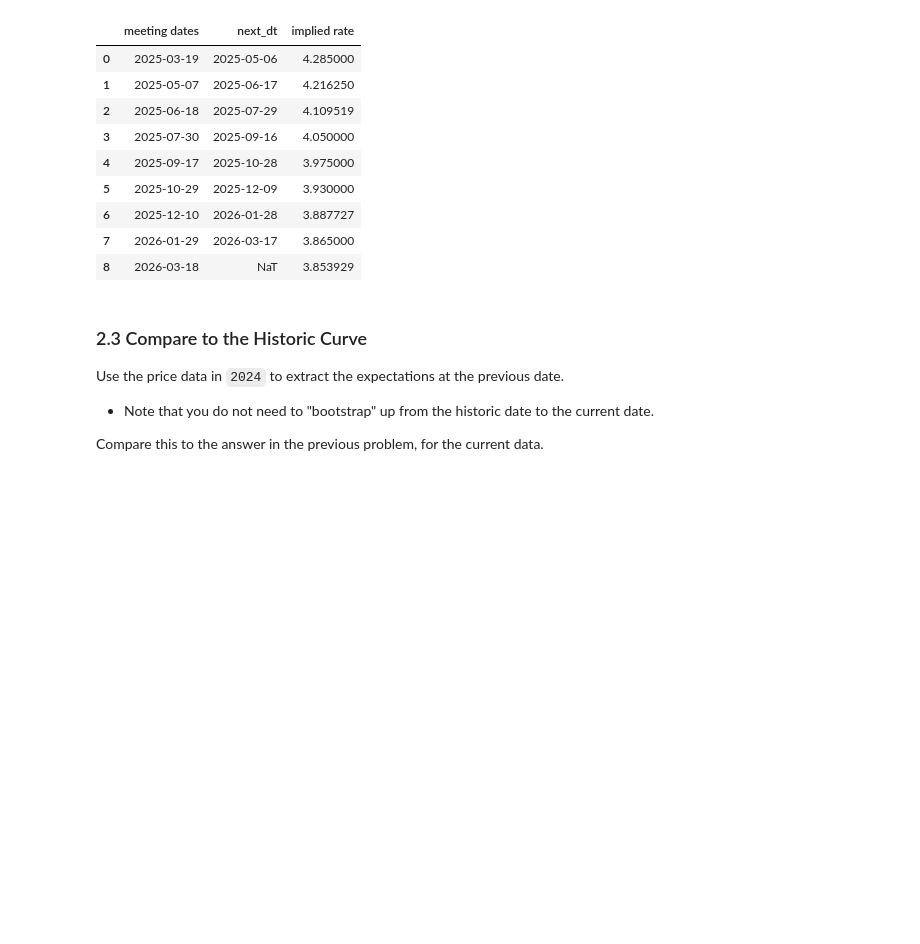
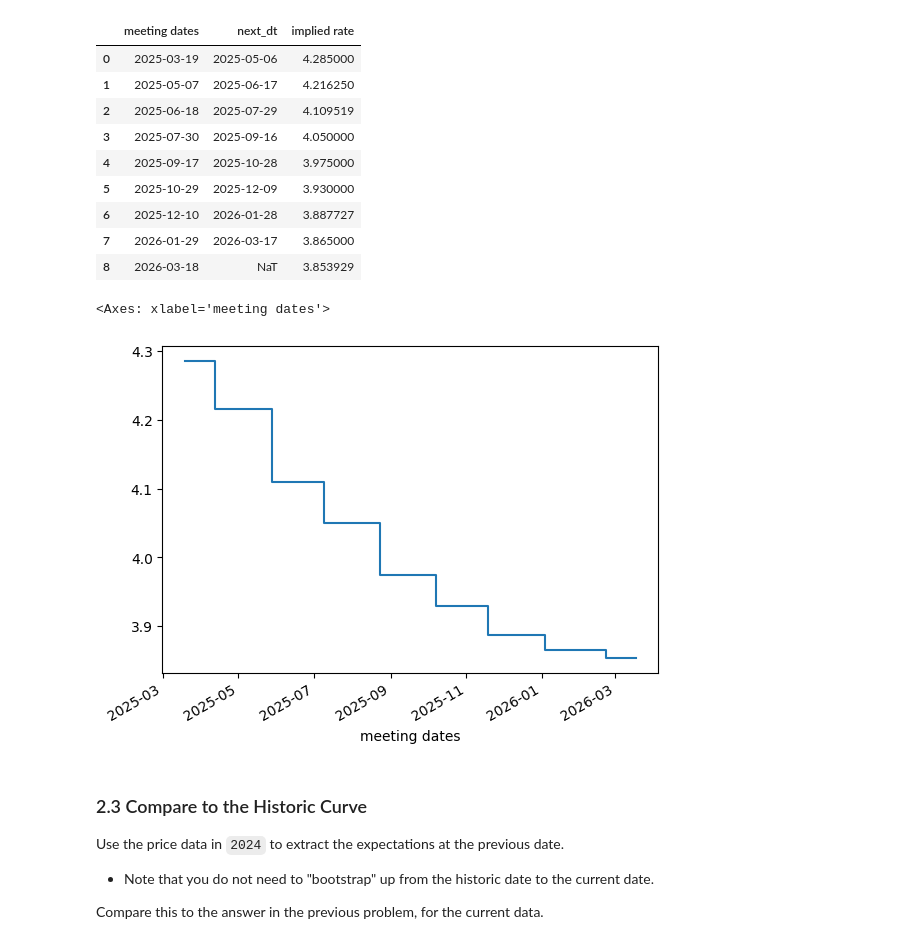
Before and after one commit to vinnyyx/finm-fiderivs-2025, a Jupyter notebook: homework/Homework 3.ipynb, the cells around one changed output. Cells and saved outputs as stored; diff of their text form; code cells hidden in the pictures; blank space fills up the shorter version.

```diff
--- a/homework/Homework 3.ipynb
+++ b/homework/Homework 3.ipynb
@@ -607,6 +626,12 @@ fm25
 | 6 | 2025-12-10 | 2026-01-28 | 3.887727 |
 | 7 | 2026-01-29 | 2026-03-17 | 3.865000 |
 | 8 | 2026-03-18 | NaT | 3.853929 |
+# %%
+
+fm25['implied rate'].plot(drawstyle='steps-mid')
+# %% [output]
+<Axes: xlabel='meeting dates'>
+[figure, added]
 # %% [markdown]
 ### 2.3 Compare to the Historic Curve
 
```
Also changed, not shown: parts of 7 cells of this notebook, 6 other files.
